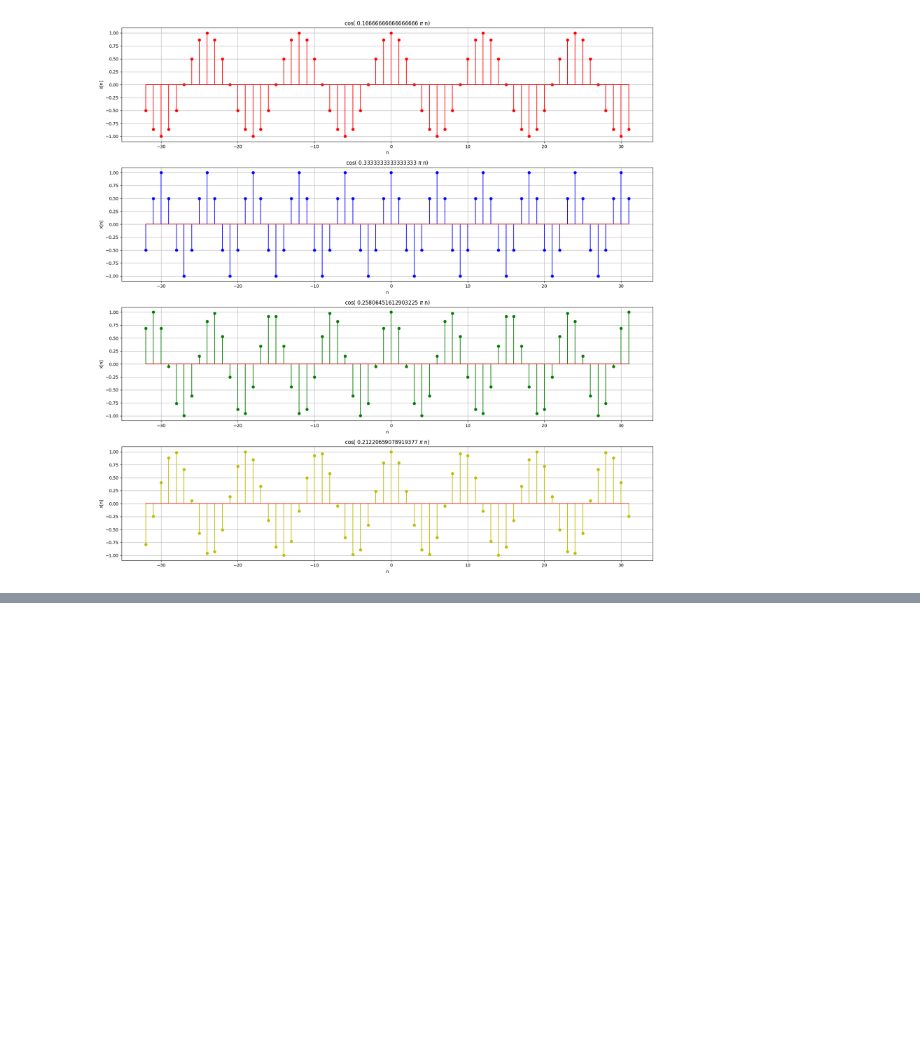
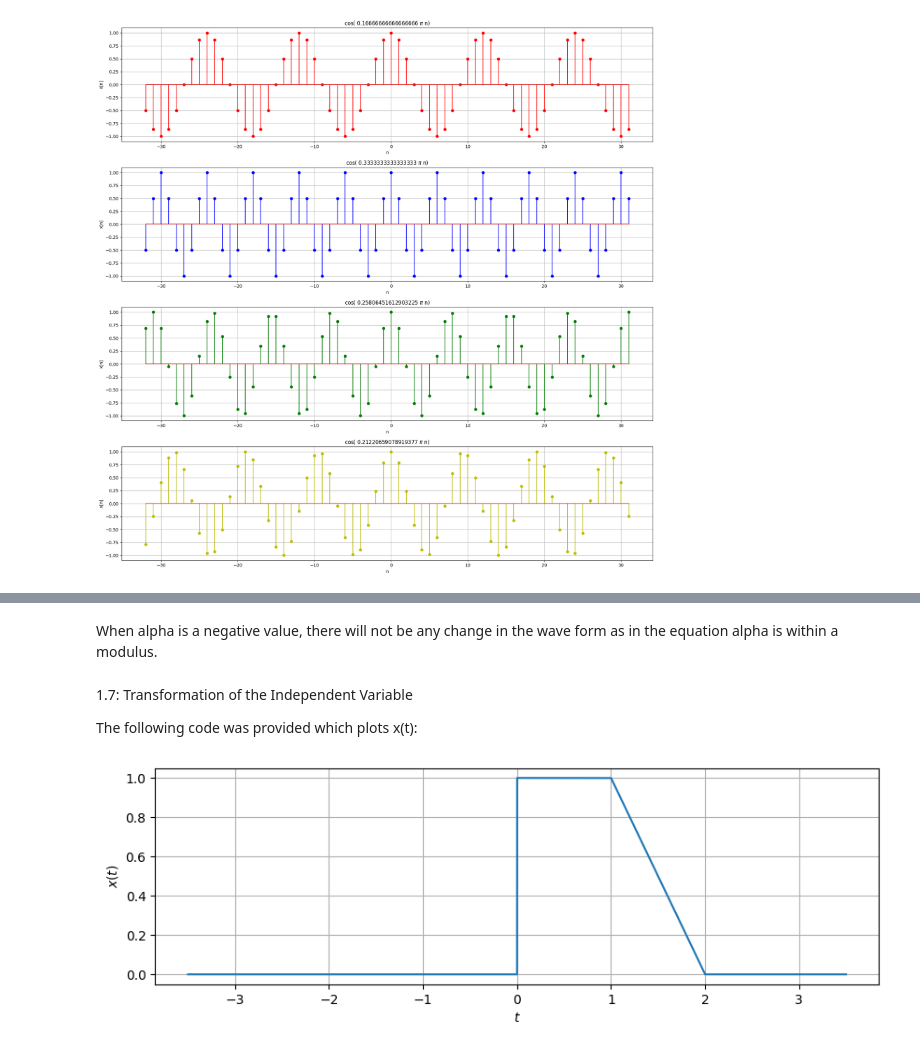
Before and after one commit to yhnx/Signal-labs, a Jupyter notebook: Signal_Plotting_In_Time_Domain.ipynb, the cells around one changed output, grey strips where cells are left out. Cells and saved outputs as stored; diff of their text form; code cells hidden in the pictures; blank space fills up the shorter version.

```diff
--- a/Signal_Plotting_In_Time_Domain.ipynb
+++ b/Signal_Plotting_In_Time_Domain.ipynb
@@ -229,0 +256,30 @@ About the period for the periodic signals:
+# %% [markdown]
+When alpha is a negative value, there will not be any change in the wave form as in the equation alpha is within a modulus.
+# %% [markdown]
+1.7: Transformation of the Independent Variable
+
+The following code was provided which plots x(t):
+# %%
+def x(t):
+    if (t < 0.):
+        return 0.
+    elif (t < 1.):
+        return 1.
+    elif (t < 2.):
+        return 2. - t
+    else:
+        return 0.
+
+fs = 4.4e4 # 44,000−Hz sampling frequency
+ts = 1/fs
+t = np.arange(-3.5, 3.5, ts) # A linearly−spaced array with step ts
+fig, axes = plt.subplots(1,1, sharey='all', figsize=(10,3))
+# x(t)
+axes.plot(t, [x(t_) for t_ in t])
+axes.set_xlabel('$t$')
+axes.set_ylabel('$x(t)$')
+axes.grid(True)
+# Your code goes here
+plt.show()
+# %% [output]
+[figure, added]
```
Also changed, not shown: parts of 11 cells of this notebook.
